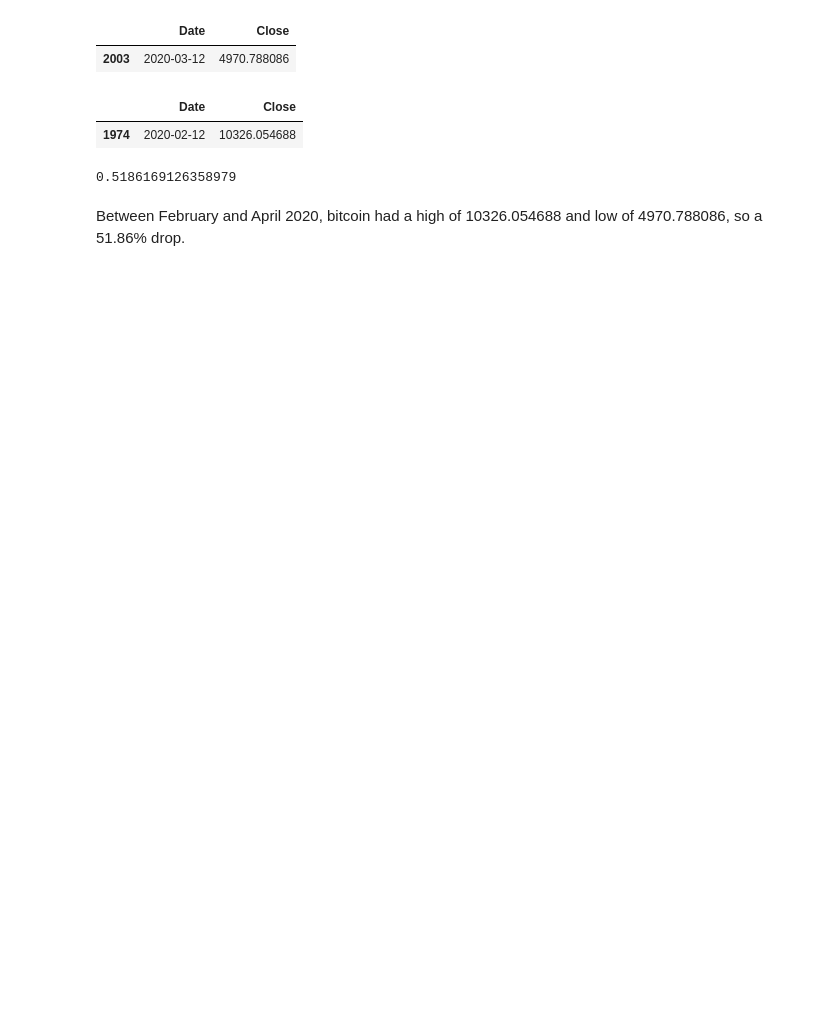
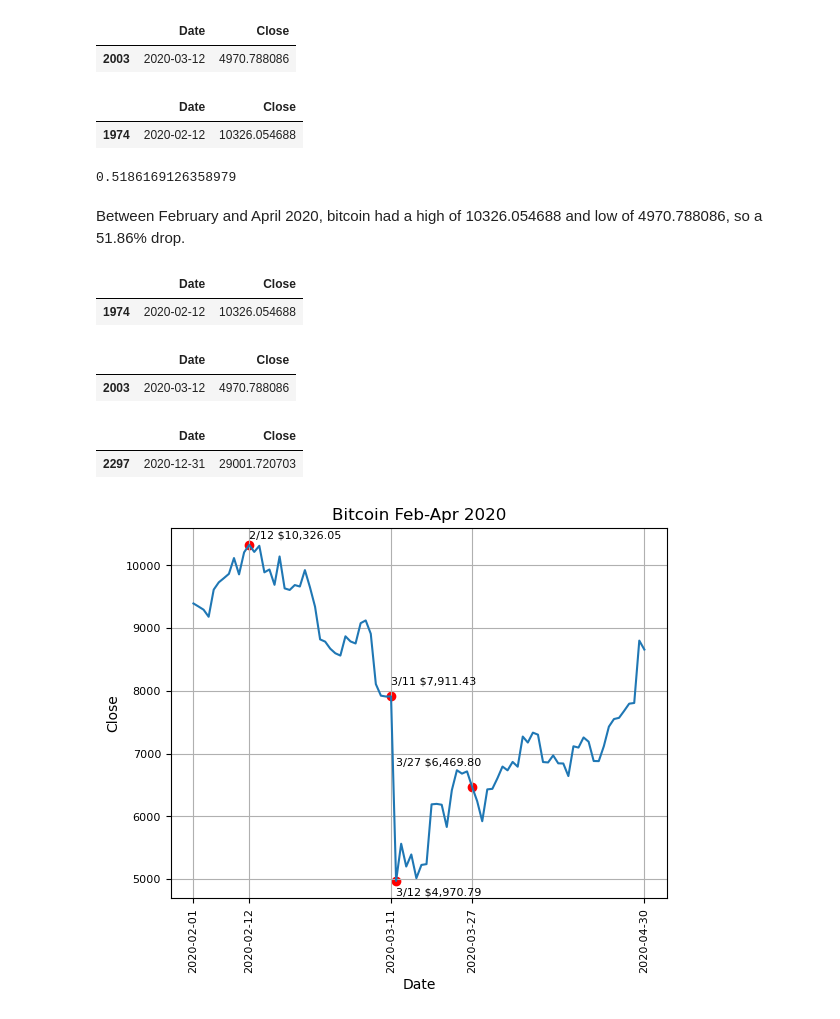
Before and after one commit to rushichokshi/Investment-Analysis, a Jupyter notebook: notebooks/bitcoin.ipynb, the cells around one changed output. Cells and saved outputs as stored; diff of their text form; code cells hidden in the pictures; blank space fills up the shorter version.

```diff
--- a/notebooks/bitcoin.ipynb
+++ b/notebooks/bitcoin.ipynb
@@ -117,3 +117,42 @@ bitcoin[bitcoin['Date']>='2020-02-01'][bitcoin['Date']<='2020-04-01'][bitcoin['C
 0.5186169126358979
 # %% [markdown]
 Between February and April 2020, bitcoin had a high of 10326.054688 and low of 4970.788086, so a 51.86% drop.
+# %%
+bitcoin[bitcoin['Date']>='2020-02-01'][bitcoin['Date']<='2020-04-30'][bitcoin['Close']==bitcoin[bitcoin['Date']>='2020-02-01'][bitcoin['Date']<='2020-04-30']['Close'].max()]
+# %% [output]
+|  | Date | Close |
+| 1974 | 2020-02-12 | 10326.054688 |
+# %%
+bitcoin[bitcoin['Date']>='2020-02-01'][bitcoin['Date']<='2020-04-30'][bitcoin['Close']==bitcoin[bitcoin['Date']>='2020-02-01'][bitcoin['Date']<='2020-04-30']['Close'].min()]
+# %% [output]
+|  | Date | Close |
+| 2003 | 2020-03-12 | 4970.788086 |
+# %%
+bitcoin[bitcoin['Date']=='2020-12-31']
+# %% [output]
+|  | Date | Close |
+| 2297 | 2020-12-31 | 29001.720703 |
+# %%
+sns.lineplot(x=bitcoin[bitcoin['Date']>='2020-02-01'][bitcoin['Date']<='2020-04-30']['Date'],y=bitcoin[bitcoin['Date']>='2020-02-01'][bitcoin['Date']<='2020-04-30']['Close'])
+plt.grid(True)
+plt.xticks(rotation=90)
+plt.xticks(ticks=['2020-02-01','2020-04-30','2020-02-12','2020-03-27','2020-03-11'],fontsize=8)
+
+plt.scatter('2020-02-12',10326.054688,marker='o',color='red')
+plt.text('2020-02-12',10326.054688 + 100,'2/12 $10,326.05',fontsize=8)
+
+plt.scatter('2020-03-11',7911.430176,marker='o',color='red')
+plt.text('2020-03-11',7911.430176 + 200,'3/11 $7,911.43',fontsize=8)
+
+plt.scatter('2020-03-12',4970.788086,marker='o',color='red')
+plt.text('2020-03-12',4970.788086 - 225,'3/12 $4,970.79',fontsize=8)
+
+plt.scatter('2020-03-27',6469.79834,marker='o',color='red')
+plt.text('2020-03-12',6469.79834 + 350,'3/27 $6,469.80',fontsize=8)
+
+plt.yticks(fontsize=8)
+plt.title('Bitcoin Feb-Apr 2020')
+
+plt.show()
+# %% [output]
+[figure, added]
```
Also changed, not shown: parts of 3 cells of this notebook, 4 other files.
